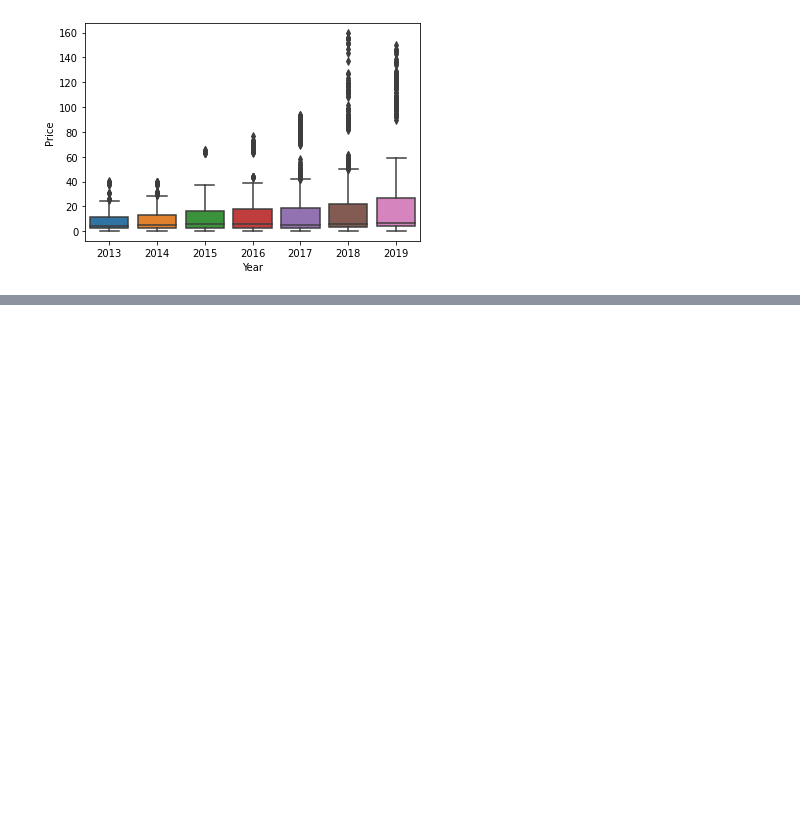
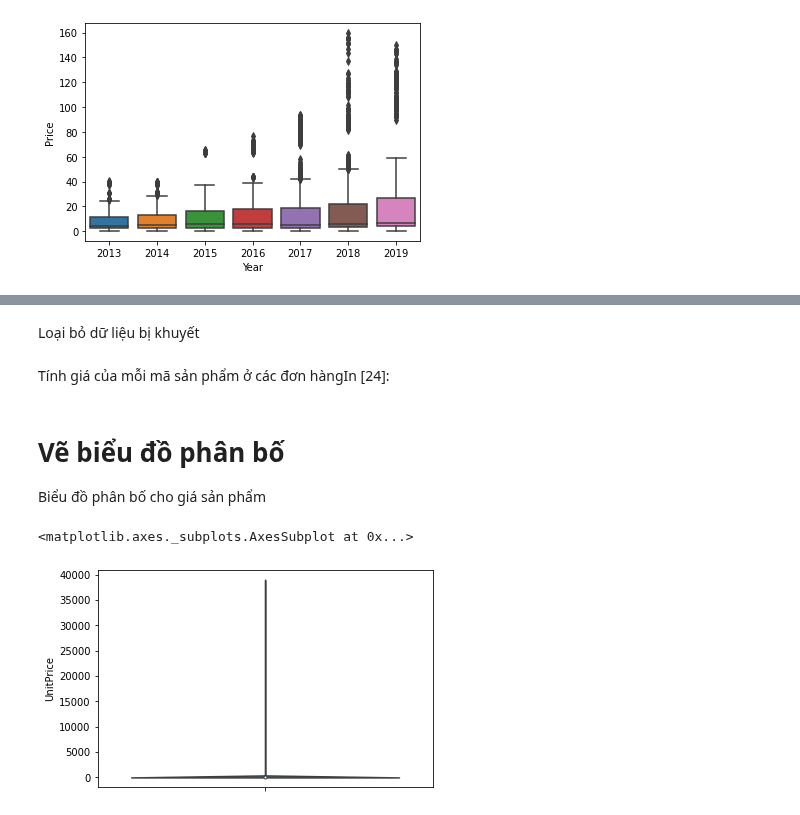
Before and after one commit to mark3000-010701/Dataanalyst, a Jupyter notebook: Thực_hành_Data_Visualization_3_.ipynb, the cells around one changed output, grey strips where cells are left out. Cells and saved outputs as stored; diff of their text form; code cells hidden in the pictures; blank space fills up the shorter version.

```diff
--- a/Thực_hành_Data_Visualization_3_.ipynb
+++ b/Thực_hành_Data_Visualization_3_.ipynb
@@ -111,0 +114,3 @@ sns.boxplot(x = "Year", y = "Price", data=df)
+# %%
+df = pd.read_csv("https://s3.ap-southeast-1.amazonaws.com/learn.codegym.vn/media/public/2021/12/31011319/OnlineRetail.csv", encoding = "ISO-8859-1")
+df.info()
@@ -111,0 +133,17 @@ sns.boxplot(x = "Year", y = "Price", data=df)
+# %% [markdown]
+Loại bỏ dữ liệu bị khuyết
+# %%
+df = df.dropna()
+# %% [markdown]
+Tính giá của mỗi mã sản phẩm ở các đơn hàngIn [24]:
+# %%
+df["Price"] = df["Quantity"] * df["UnitPrice"]
+# %% [markdown]
+# Vẽ biểu đồ phân bố
+
+Biểu đồ phân bố cho giá sản phẩm
+# %%
+sns.violinplot(y = "UnitPrice", data=df)
+# %% [output]
+<matplotlib.axes._subplots.AxesSubplot at 0x...>
+[figure, added]
```
Also changed, not shown: parts of 18 cells of this notebook.
